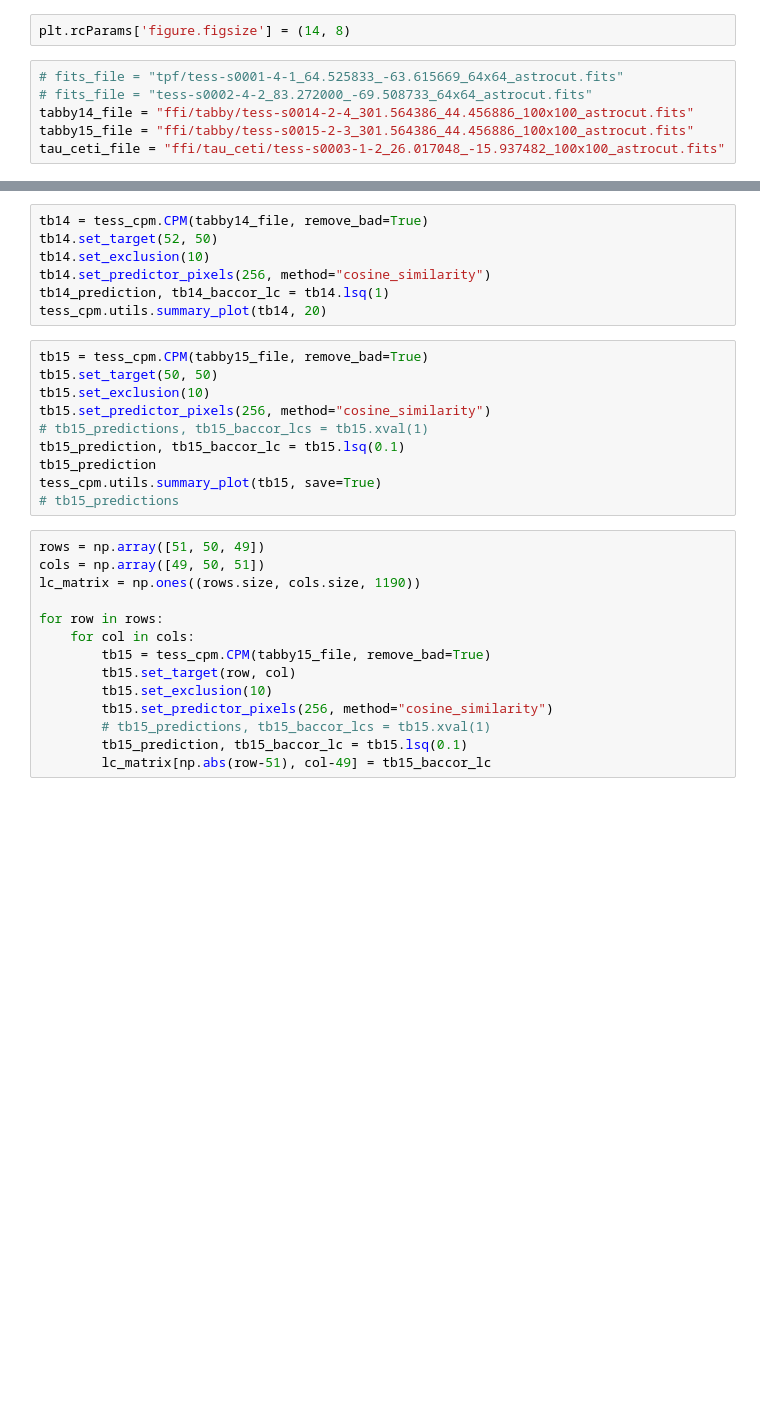
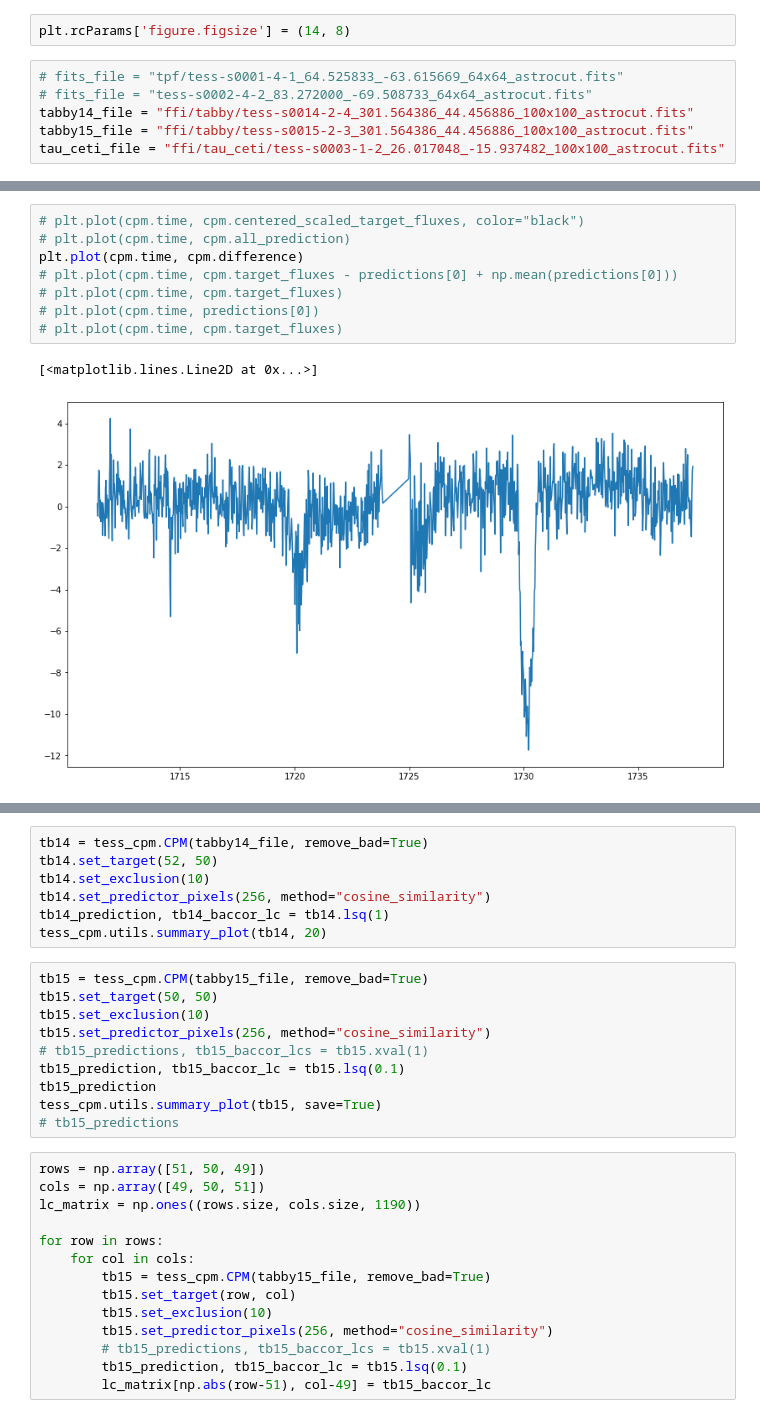
Before and after one commit to soichiro-hattori/unpopular, a Jupyter notebook: tester.ipynb, the cells around one changed output, grey strips where cells are left out. Cells and saved outputs as stored; diff of their text form; blank space fills up the shorter version.

```diff
--- a/tester.ipynb
+++ b/tester.ipynb
@@ -17,0 +44,11 @@ tau_ceti_file = "ffi/tau_ceti/tess-s0003-1-2_26.017048_-15.937482_100x100_astroc
+# %%
+# plt.plot(cpm.time, cpm.centered_scaled_target_fluxes, color="black")
+# plt.plot(cpm.time, cpm.all_prediction)
+plt.plot(cpm.time, cpm.difference)
+# plt.plot(cpm.time, cpm.target_fluxes - predictions[0] + np.mean(predictions[0]))
+# plt.plot(cpm.time, cpm.target_fluxes)
+# plt.plot(cpm.time, predictions[0])
+# plt.plot(cpm.time, cpm.target_fluxes)
+# %% [output]
+[<matplotlib.lines.Line2D at 0x...>]
+[figure, added]
```
Also changed, not shown: parts of 8 cells of this notebook, 4 other files.
